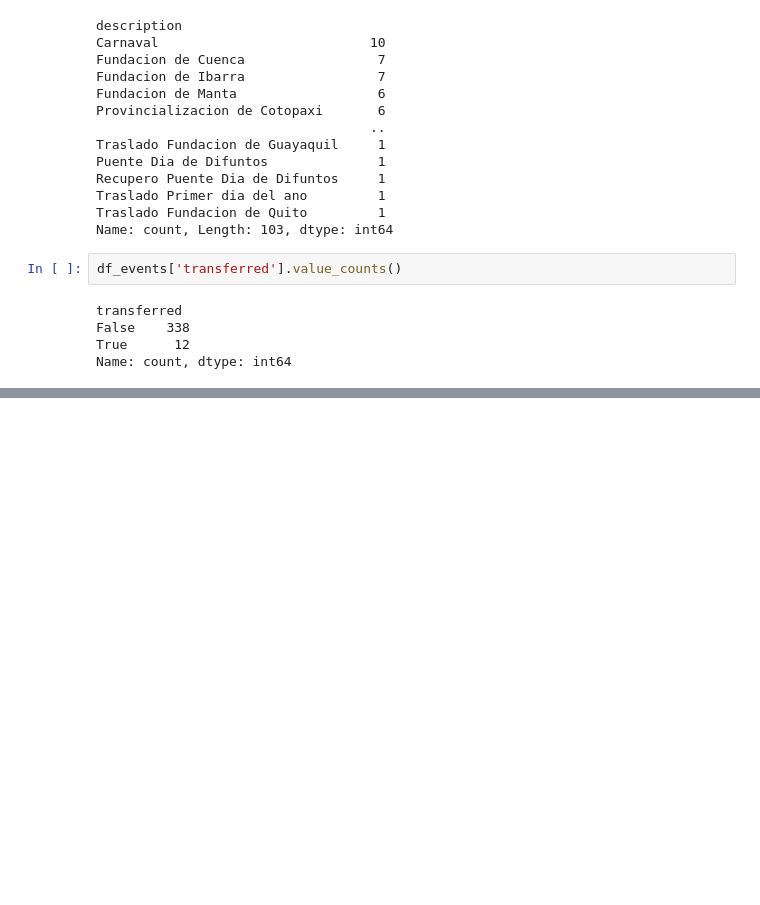
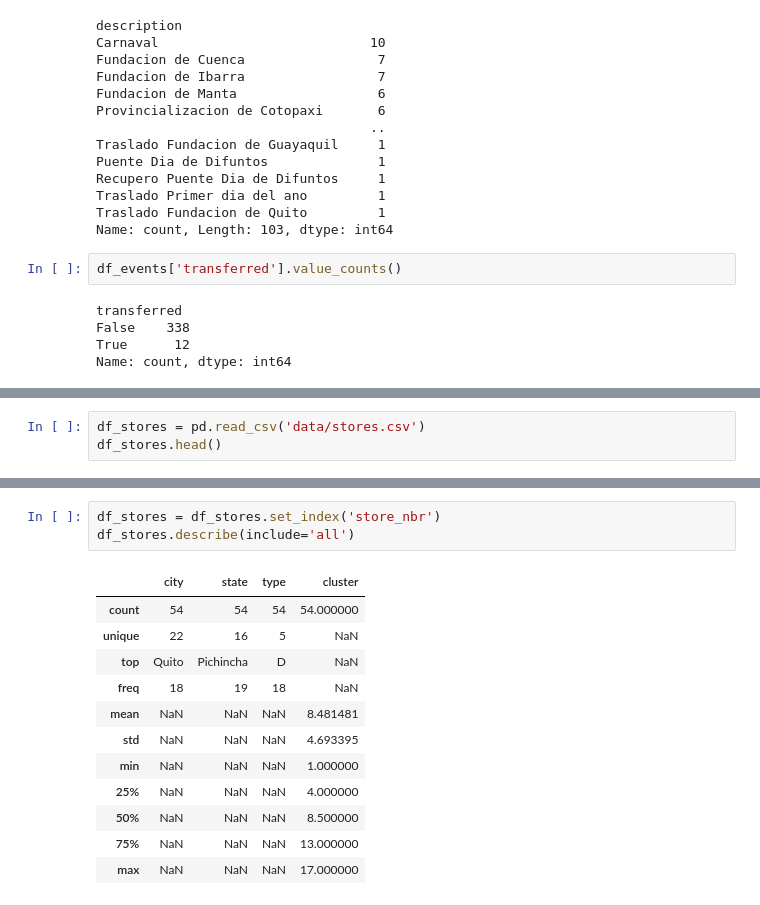
Before and after one commit to TeGPro/store-sales-forecast, a Jupyter notebook: research.ipynb, the cells around one changed output, grey strips where cells are left out. Saved outputs shown, nothing was run; the diff lists cells and outputs as text; blank space fills up the shorter version.

```diff
--- a/research.ipynb
+++ b/research.ipynb
@@ -101,0 +175,3 @@ Name: count, dtype: int64
+# %%
+df_stores = pd.read_csv('data/stores.csv')
+df_stores.head()
@@ -101,0 +185,16 @@ Name: count, dtype: int64
+# %%
+df_stores = df_stores.set_index('store_nbr')
+df_stores.describe(include='all')
+# %% [output]
+|  | city | state | type | cluster |
+| count | 54 | 54 | 54 | 54.000000 |
+| unique | 22 | 16 | 5 | NaN |
+| top | Quito | Pichincha | D | NaN |
+| freq | 18 | 19 | 18 | NaN |
+| mean | NaN | NaN | NaN | 8.481481 |
+| std | NaN | NaN | NaN | 4.693395 |
+| min | NaN | NaN | NaN | 1.000000 |
+| 25% | NaN | NaN | NaN | 4.000000 |
+| 50% | NaN | NaN | NaN | 8.500000 |
+| 75% | NaN | NaN | NaN | 13.000000 |
+| max | NaN | NaN | NaN | 17.000000 |
```
Also changed, not shown: parts of 23 cells of this notebook.
